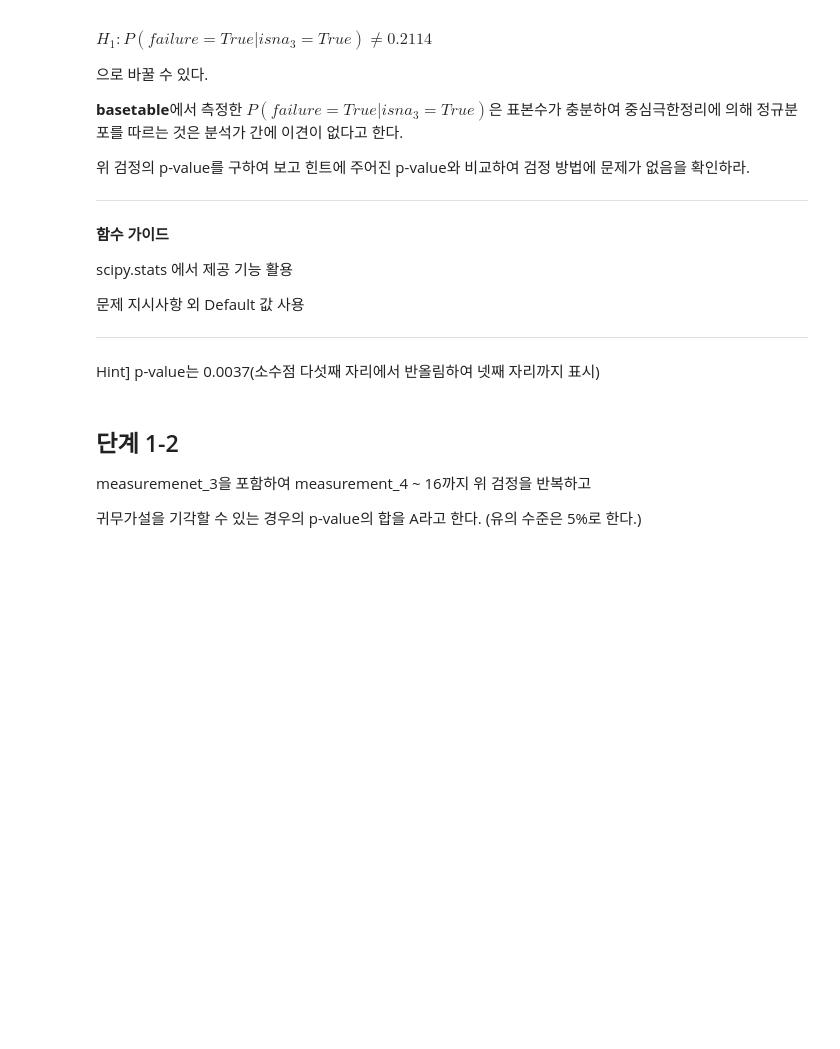
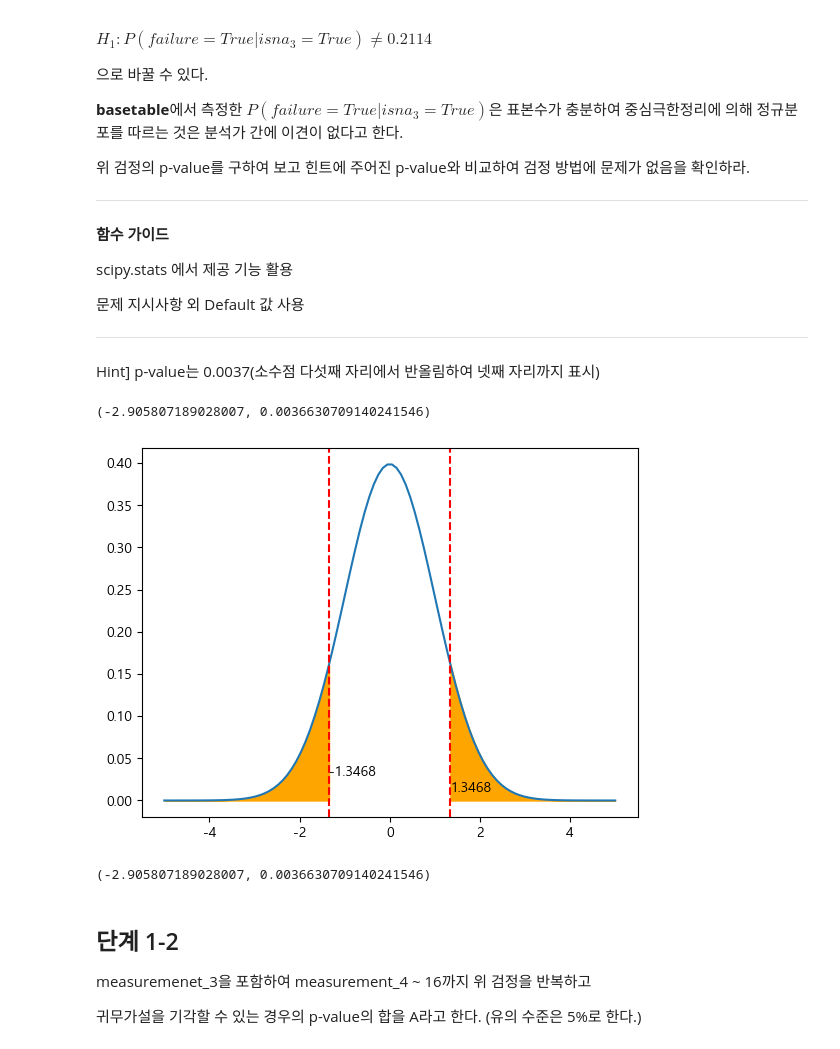
Before and after one commit to sunkusun9/DS_lv3_2510, a Jupyter notebook: sec_ds_lv3_prob1_prob.ipynb, the cells around one changed output. Saved outputs shown, nothing was run; the diff lists cells and outputs as text; code cells hidden in the pictures; blank space fills up the shorter version.

```diff
--- a/sec_ds_lv3_prob1_prob.ipynb
+++ b/sec_ds_lv3_prob1_prob.ipynb
@@ -320,6 +320,61 @@ $H_1: P(failure=True|isna_{3}=True) \neq 0.2114$
 ---
 
  Hint] p-value는 0.0037(소수점 다섯째 자리에서 반올림하여 넷째 자리까지 표시)
+# %%
+from scipy.stats import norm
+# H0: p =  0.2114 # 베르누이 분포(0, 1)  p: success(positive, 1) 확률
+p = 0.2114
+# mu: p , sigma^2 : p × (1 - p)
+mu, sigma2 = p, p * (1 - p)
+# basetable에서 측정한  𝑃(𝑓𝑎𝑖𝑙𝑢𝑟𝑒=𝑇𝑟𝑢𝑒|𝑖𝑠𝑛𝑎3=𝑇𝑟𝑢𝑒) 은 표본수가 충분하여 중심극한정리
+# 표본확률 = sucess수 / 관측수, 평균 = 표본합 / 표본수
+# sam_mean ~ N(sam_mu, sam_sigma^2)
+n = df_basetable['isna_3'].sum()
+sam_mean = df_basetable.loc[df_basetable['isna_3'], 'failure'].sum() / n
+# sam_mu = mu, sam_sigma^2 = sigma^2 / n
+sam_mu, sam_sigma2 = mu, sigma2 / n
+Z = -abs(sam_mean - sam_mu) / (sam_sigma2 ** 0.5)
+Z, norm.cdf(Z) * 2
+# %% [output]
+(-2.905807189028007, 0.0036630709140241546)
+# %%
+# 표준정규 분포를 이용한 pvalue 도출을 그래프로 설명해봅니다
+from scipy.stats import norm
+P_true = 0.2114
+col = 'isna_{}'.format(4)
+P_var = P_true * (1 - P_true)
+n_samples = df_basetable[col].sum()
+P_missing_true = df_basetable.loc[df_basetable[col], 'failure'].mean()
+P_missing_var = P_var / n_samples
+P_missing_std = P_missing_var ** 0.5
+
+stat = -abs((P_missing_true - P_true) / P_missing_std)
+
+plt.plot(np.linspace(-5, 5, 100), norm.pdf(np.linspace(-5, 5, 100)))
+plt.axvline(stat, color='red', linestyle='--')
+plt.text(stat, 0.03, str(stat)[:7])
+plt.axvline(-stat, color='red', linestyle='--')
+plt.text(-stat, 0.01, str(-stat)[:6])
+plt.fill_between(np.linspace(-5, stat, 100), np.zeros(shape=100),
+                norm.pdf(np.linspace(-5, stat, 100)), color='orange')
+plt.fill_between(np.linspace(-stat, 5, 100), np.zeros(shape=100),
+                norm.pdf(np.linspace(-stat, 5, 100)), color='orange')
+
+plt.show()
+# %% [output]
+[figure, added]
+# %%
+from statsmodels.stats.proportion import proportions_ztest
+
+proportions_ztest(
+    count = df_basetable.loc[df_basetable['isna_3'], 'failure'].sum(),
+    nobs = df_basetable['isna_3'].sum(),
+    value = 0.2114,
+    alternative = 'two-sided',
+    prop_var = 0.2114
+) # -2.905807189028007, 0.0036630709140241546
+# %% [output]
+(-2.905807189028007, 0.0036630709140241546)
 # %% [markdown]
 ## 단계 1-2
 
```
Also changed, not shown: parts of 13 cells of this notebook.
